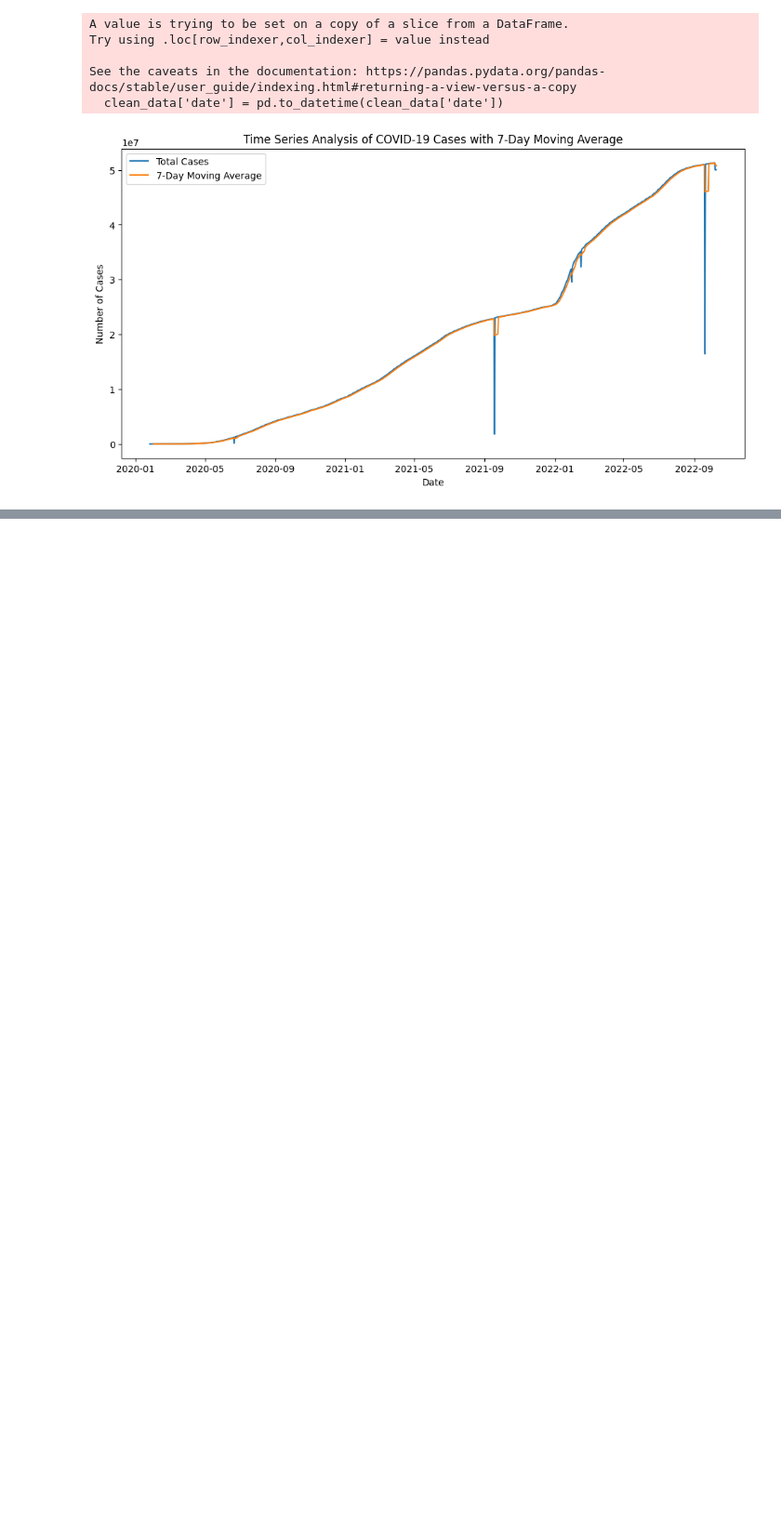
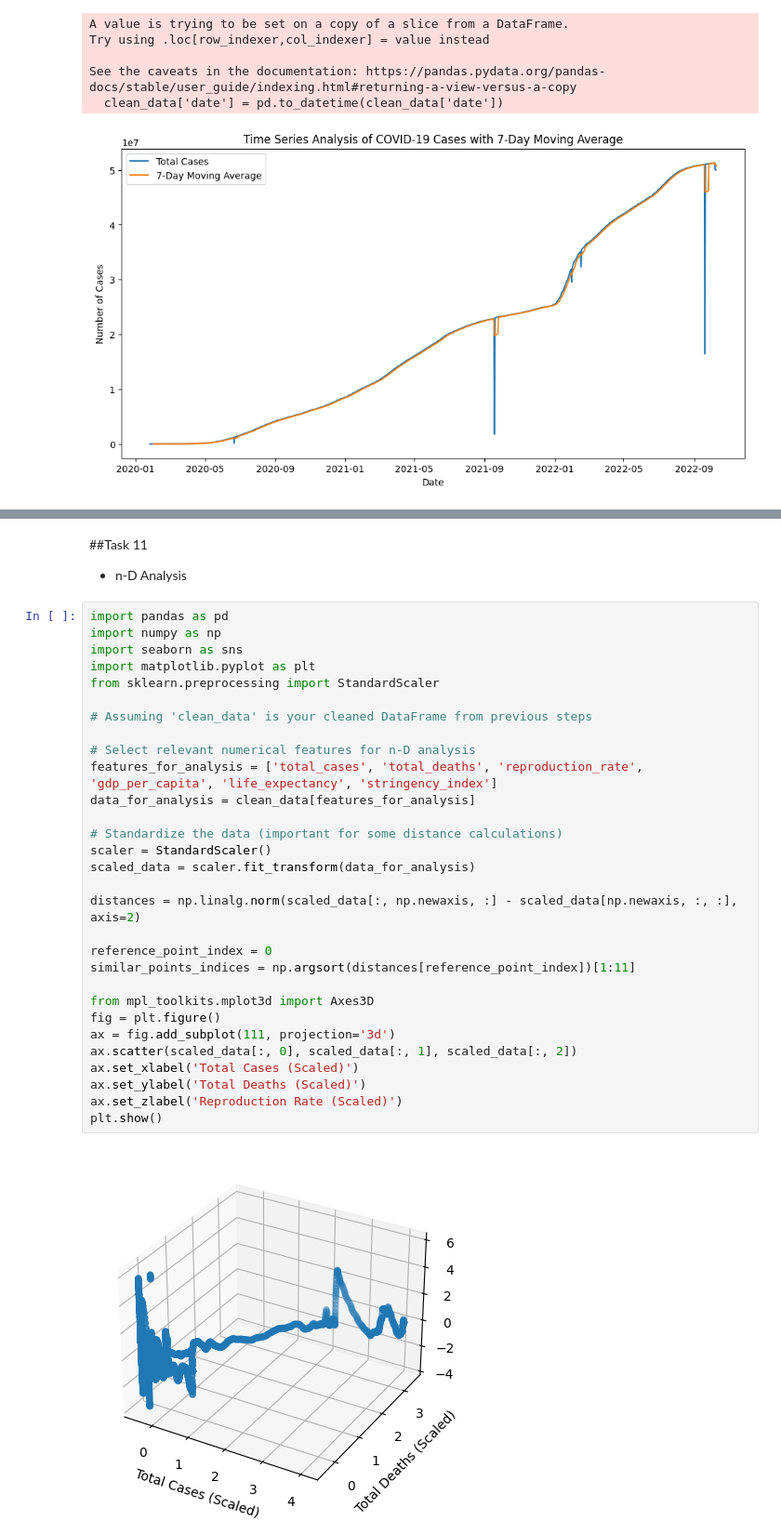
Before and after one commit to genkioverdrive/EDA, a Jupyter notebook: Exploratory_Data_Analysis_Task.ipynb, the cells around one changed output, grey strips where cells are left out. Shown at 93% size. Cells and saved outputs as stored; diff of their text form; blank space fills up the shorter version.

```diff
--- a/Exploratory_Data_Analysis_Task.ipynb
+++ b/Exploratory_Data_Analysis_Task.ipynb
@@ -220,0 +324,35 @@ See the caveats in the documentation: https://pandas.pydata.org/pandas-docs/stab
+# %% [markdown]
+##Task 11
+- n-D Analysis
+# %%
+import pandas as pd
+import numpy as np
+import seaborn as sns
+import matplotlib.pyplot as plt
+from sklearn.preprocessing import StandardScaler
+
+# Assuming 'clean_data' is your cleaned DataFrame from previous steps
+
+# Select relevant numerical features for n-D analysis
+features_for_analysis = ['total_cases', 'total_deaths', 'reproduction_rate', 'gdp_per_capita', 'life_expectancy', 'stringency_index']
+data_for_analysis = clean_data[features_for_analysis]
+
+# Standardize the data (important for some distance calculations)
+scaler = StandardScaler()
+scaled_data = scaler.fit_transform(data_for_analysis)
+
+distances = np.linalg.norm(scaled_data[:, np.newaxis, :] - scaled_data[np.newaxis, :, :], axis=2)
+
+reference_point_index = 0
+similar_points_indices = np.argsort(distances[reference_point_index])[1:11]
+
+from mpl_toolkits.mplot3d import Axes3D
+fig = plt.figure()
+ax = fig.add_subplot(111, projection='3d')
+ax.scatter(scaled_data[:, 0], scaled_data[:, 1], scaled_data[:, 2])
+ax.set_xlabel('Total Cases (Scaled)')
+ax.set_ylabel('Total Deaths (Scaled)')
+ax.set_zlabel('Reproduction Rate (Scaled)')
+plt.show()
+# %% [output]
+[figure, added]
```
Also changed, not shown: parts of 8 cells of this notebook.
